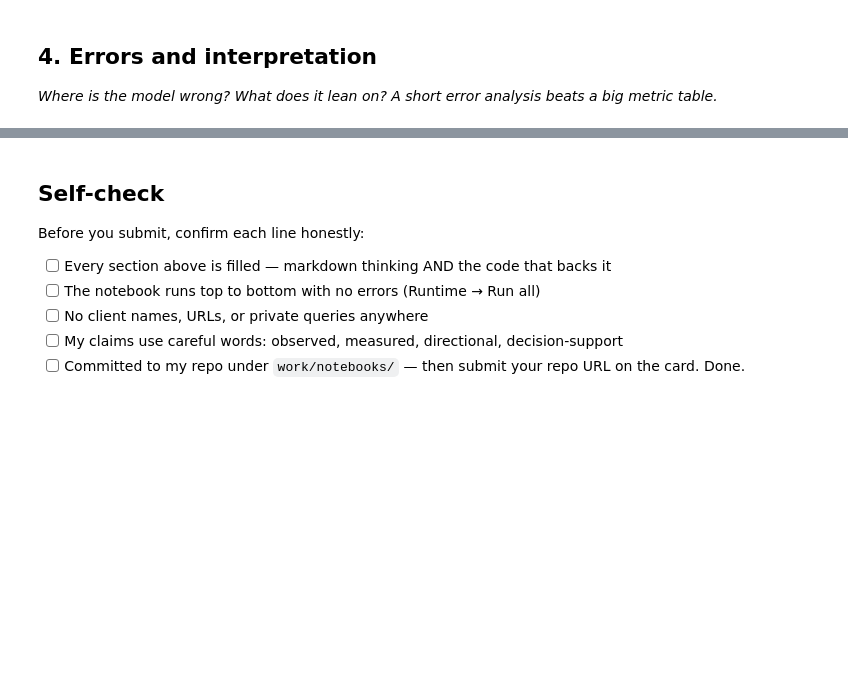
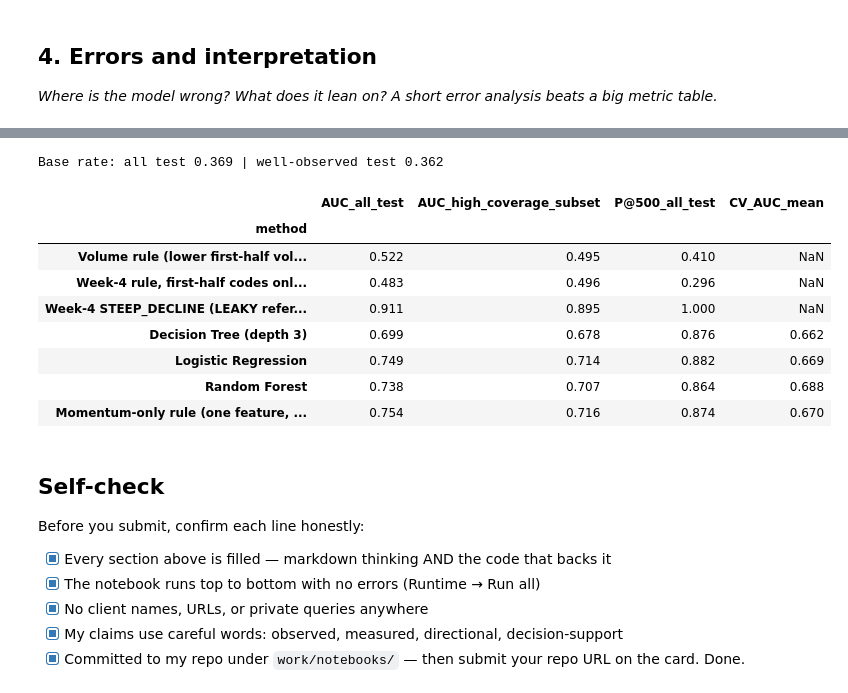
Before and after one commit to yasmeenmh90-beep/flyrank-ml-internship-starter, a Jupyter notebook: work/notebooks/w05_model.ipynb, the cells around one changed output, grey strips where cells are left out. Cells and saved outputs as stored; diff of their text form; code cells hidden in the pictures; blank space fills up the shorter version.

```diff
--- a/work/notebooks/w05_model.ipynb
+++ b/work/notebooks/w05_model.ipynb
@@ -29,0 +215,15 @@ This skeleton is yours to fill. Work the sections **in order** — each one has
+# %%
+from sklearn.model_selection import GroupKFold
+
+gkf = GroupKFold(n_splits=5)
+cv_rows = []
+for name, maker in [("Decision Tree (depth 3)", make_tree), ("Logistic Regression", make_logit), ("Random Forest", make_rf)]:
+    aucs, p500s = [], []
+    for tr, te in gkf.split(X, y, groups=groups):
+        m = maker().fit(X.iloc[tr], y.iloc[tr])
+        p = m.predict_proba(X.iloc[te])[:, 1]
+        aucs.append(roc_auc_score(y.iloc[te], p))
+        p500s.append(precision_at_k(p, y.iloc[te].values, 500))
+    cv_rows.append({"model": name, "AUC_mean": np.mean(aucs), "AUC_min": np.min(aucs), "AUC_max": np.max(aucs),
+                    "P@500_mean": np.mean(p500s), "P@500_min": np.min(p500s), "P@500_max": np.max(p500s)})
+pd.DataFrame(cv_rows).set_index("model").round(3)
@@ -37,10 +458,42 @@ This skeleton is yours to fill. Work the sections **in order** — each one has
+# %%
+from IPython.display import display
+
+cv_lookup = pd.DataFrame(cv_rows).set_index("model")["AUC_mean"].to_dict()
+cv_lookup["Momentum-only rule (one feature, no model)"] = float(np.mean(mom_cv))
+
+well_test = well.loc[test.index].values
+all_scores = dict(scores)
+all_scores["Momentum-only rule (one feature, no model)"] = -test["momentum_first_half"].values
+
+final_rows = []
+for name, s in all_scores.items():
+    s = np.asarray(s)
+    final_rows.append({"method": name,
+                   "AUC_all_test": roc_auc_score(y_te, s),
+                   "AUC_high_coverage_subset": roc_auc_score(y_te.values[well_test], s[well_test]),
+                   "P@500_all_test": precision_at_k(s, y_te.values, 500),
+                   "CV_AUC_mean": cv_lookup.get(name, np.nan)})
+
+print(f"Base rate: all test {y_te.mean():.3f} | well-observed test {y_te.values[well_test].mean():.3f}")
+display(pd.DataFrame(final_rows).set_index("method").round(3))
+# %% [output]
+Base rate: all test 0.369 | well-observed test 0.362
+|  | AUC_all_test | AUC_high_coverage_subset | P@500_all_test | CV_AUC_mean |
+| method |  |  |  |  |
+| Volume rule (lower first-half vol... | 0.522 | 0.495 | 0.410 | NaN |
+| Week-4 rule, first-half codes onl... | 0.483 | 0.496 | 0.296 | NaN |
+| Week-4 STEEP_DECLINE (LEAKY refer... | 0.911 | 0.895 | 1.000 | NaN |
+| Decision Tree (depth 3) | 0.699 | 0.678 | 0.876 | 0.662 |
+| Logistic Regression | 0.749 | 0.714 | 0.882 | 0.669 |
+| Random Forest | 0.738 | 0.707 | 0.864 | 0.688 |
+| Momentum-only rule (one feature, ... | 0.754 | 0.716 | 0.874 | 0.670 |
 # %% [markdown]
 ## Self-check
 
 Before you submit, confirm each line honestly:
 
-- [ ] Every section above is filled — markdown thinking AND the code that backs it
-- [ ] The notebook runs top to bottom with no errors (Runtime → Run all)
-- [ ] No client names, URLs, or private queries anywhere
-- [ ] My claims use careful words: observed, measured, directional, decision-support
-- [ ] Committed to my repo under `work/notebooks/` — then submit your repo URL on the card. Done.
+- [x] Every section above is filled — markdown thinking AND the code that backs it
+- [x] The notebook runs top to bottom with no errors (Runtime → Run all)
+- [x] No client names, URLs, or private queries anywhere
+- [x] My claims use careful words: observed, measured, directional, decision-support
+- [x] Committed to my repo under `work/notebooks/` — then submit your repo URL on the card. Done.
```
Also changed, not shown: parts of 22 cells of this notebook.
